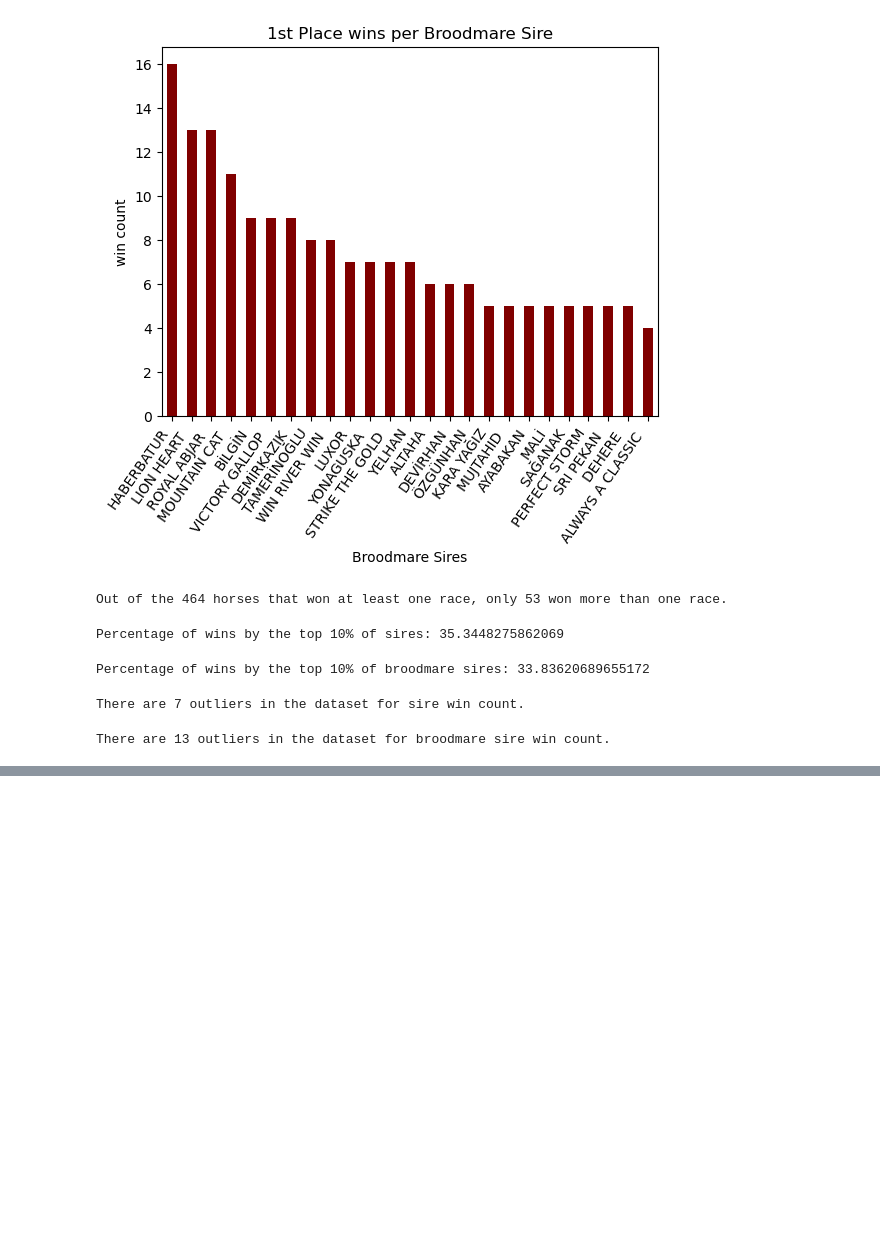
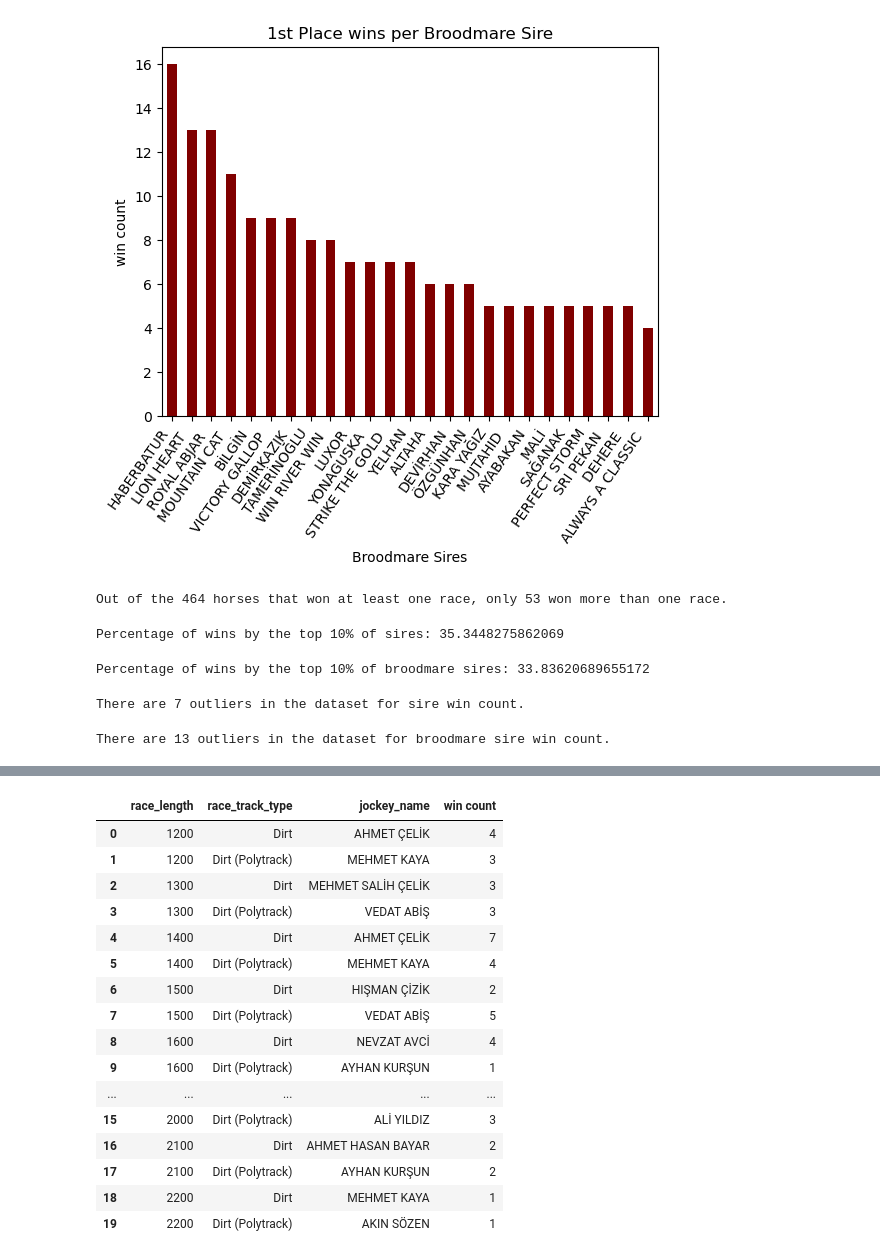
Before and after one commit to moonsunkey/Project-1, a Jupyter notebook: HorseRacing_jinlu.ipynb, the cells around one changed output, grey strips where cells are left out. Saved outputs shown, nothing was run; the diff lists cells and outputs as text; code cells hidden in the pictures; blank space fills up the shorter version.

```diff
--- a/HorseRacing_jinlu.ipynb
+++ b/HorseRacing_jinlu.ipynb
@@ -761,0 +780,18 @@ There are 13 outliers in the dataset for broodmare sire win count.
+# %%
+#Are there specific race types where certain horses or jockeys perform particularly well?
+#Get the 1st place performers for each race type
+first_winners = clean[clean['result'] == 1]
+
+#Jockey win count
+#Group by race type and jockey name, and count the occurrences within each race type
+jockey_counts_by_race_type = first_winners.groupby(['race_type', 'jockey_name']).size().reset_index()
+
+#Find the jockey with the most 1st place wins in each race type
+top_jockey_by_race_type = jockey_counts_by_race_type.groupby('race_type').apply(lambda x: x.loc[x[0].idxmax()])
+
+#Drop the duplicate 'race_type' column
+top_jockey_by_race_type = top_jockey_by_race_type.drop(columns='race_type')
+
+#Rename column 0
+top_jockey_by_race_type = top_jockey_by_race_type.rename(columns={0: 'win count'})
+top_jockey_by_race_type
@@ -761,0 +940,31 @@ There are 13 outliers in the dataset for broodmare sire win count.
+# %%
+#How do race outcome vary across different race lengths and track types?
+jockey_wins_by_race = first_winners.groupby(['race_length', 'race_track_type', 'jockey_name']).size().reset_index()
+
+#Find the horse with the most wins in each race length and track type combination
+top_jockey_by_race = jockey_wins_by_race.groupby(['race_length', 'race_track_type']).apply(lambda x: x.loc[x[0].idxmax()])
+
+#Rename column 0
+top_jockey_by_race = top_jockey_by_race.rename(columns={0: 'win count'})
+
+#Reset index to remove redundant columns
+top_jockey_by_race.reset_index(drop=True, inplace=True)
+top_jockey_by_race
+# %% [output]
+|  | race_length | race_track_type | jockey_name | win count |
+| 0 | 1200 | Dirt | AHMET ÇELİK | 4 |
+| 1 | 1200 | Dirt (Polytrack) | MEHMET KAYA | 3 |
+| 2 | 1300 | Dirt | MEHMET SALİH ÇELİK | 3 |
+| 3 | 1300 | Dirt (Polytrack) | VEDAT ABİŞ | 3 |
+| 4 | 1400 | Dirt | AHMET ÇELİK | 7 |
+| 5 | 1400 | Dirt (Polytrack) | MEHMET KAYA | 4 |
+| 6 | 1500 | Dirt | HIŞMAN ÇİZİK | 2 |
+| 7 | 1500 | Dirt (Polytrack) | VEDAT ABİŞ | 5 |
+| 8 | 1600 | Dirt | NEVZAT AVCİ | 4 |
+| 9 | 1600 | Dirt (Polytrack) | AYHAN KURŞUN | 1 |
+| ... | ... | ... | ... | ... |
+| 15 | 2000 | Dirt (Polytrack) | ALİ YILDIZ | 3 |
+| 16 | 2100 | Dirt | AHMET HASAN BAYAR | 2 |
+| 17 | 2100 | Dirt (Polytrack) | AYHAN KURŞUN | 2 |
+| 18 | 2200 | Dirt | MEHMET KAYA | 1 |
+| 19 | 2200 | Dirt (Polytrack) | AKIN SÖZEN | 1 |
```
Also changed, not shown: parts of 10 cells of this notebook.
